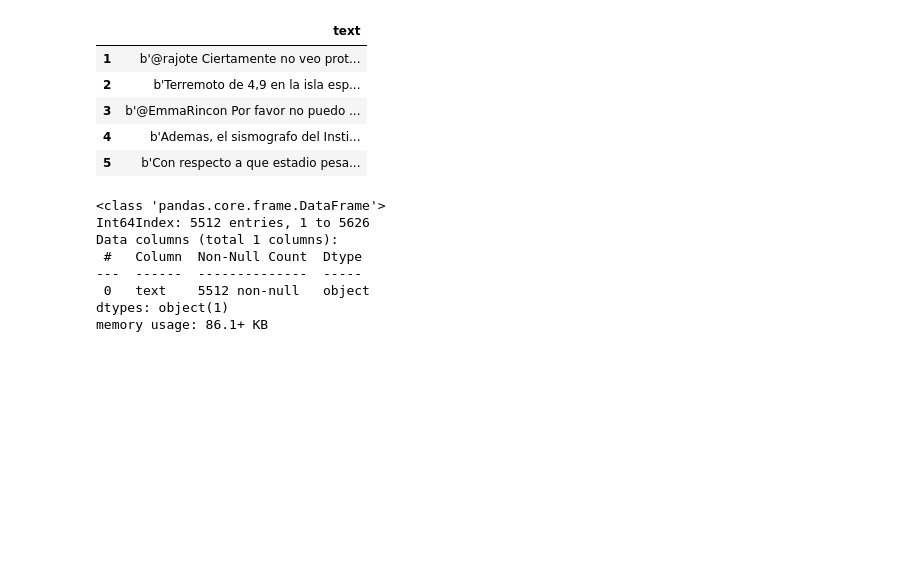
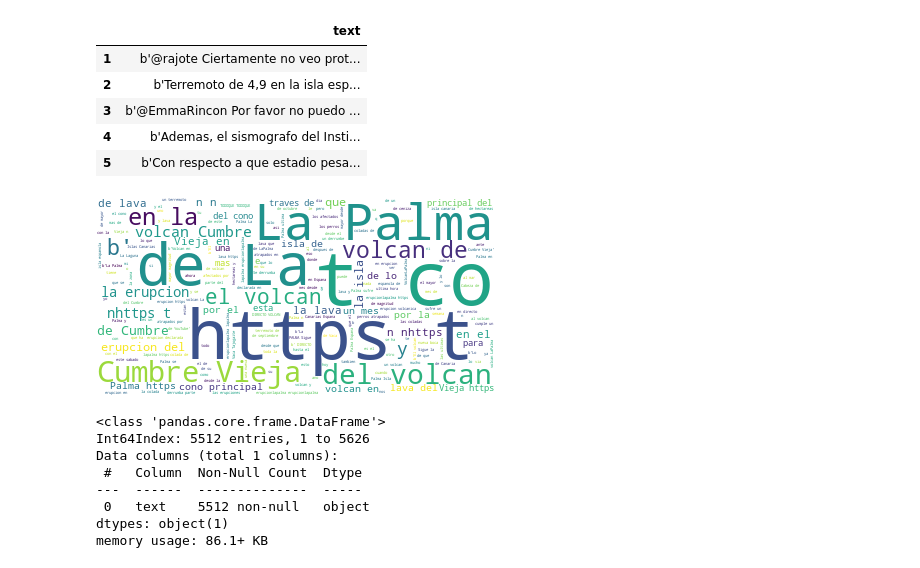
Before and after one commit to ivanlg1327/Volcan_la_Palma, a Jupyter notebook: Limpiar_Volcan.ipynb, the cells around one changed output. Drawn from its saved outputs; the diff is of its cells as text; code cells hidden in the pictures; blank space fills up the shorter version.

```diff
--- a/Limpiar_Volcan.ipynb
+++ b/Limpiar_Volcan.ipynb
@@ -23,6 +24,17 @@ tweets.head()
 | 3 | b'@EmmaRincon Por favor no puedo ... |
 | 4 | b'Ademas, el sismografo del Insti... |
 | 5 | b'Con respecto a que estadio pesa... |
+# %%
+long_string_ini = ','.join(list(tweets['text'].values))
+#long_string = ','.join(list(papers['important_words'].values))
+# Create a WordCloud object
+wordcloud = WordCloud(background_color="white", max_words=5000, contour_width=3, contour_color='steelblue')
+# Generate a word cloud
+wordcloud.generate(long_string_ini)
+# Visualize the word cloud
+wordcloud.to_image()
+# %% [output]
+[figure, added]
 # %%
 tweets.info()
 # %% [output]
```
Also changed, not shown: parts of 12 cells of this notebook.
